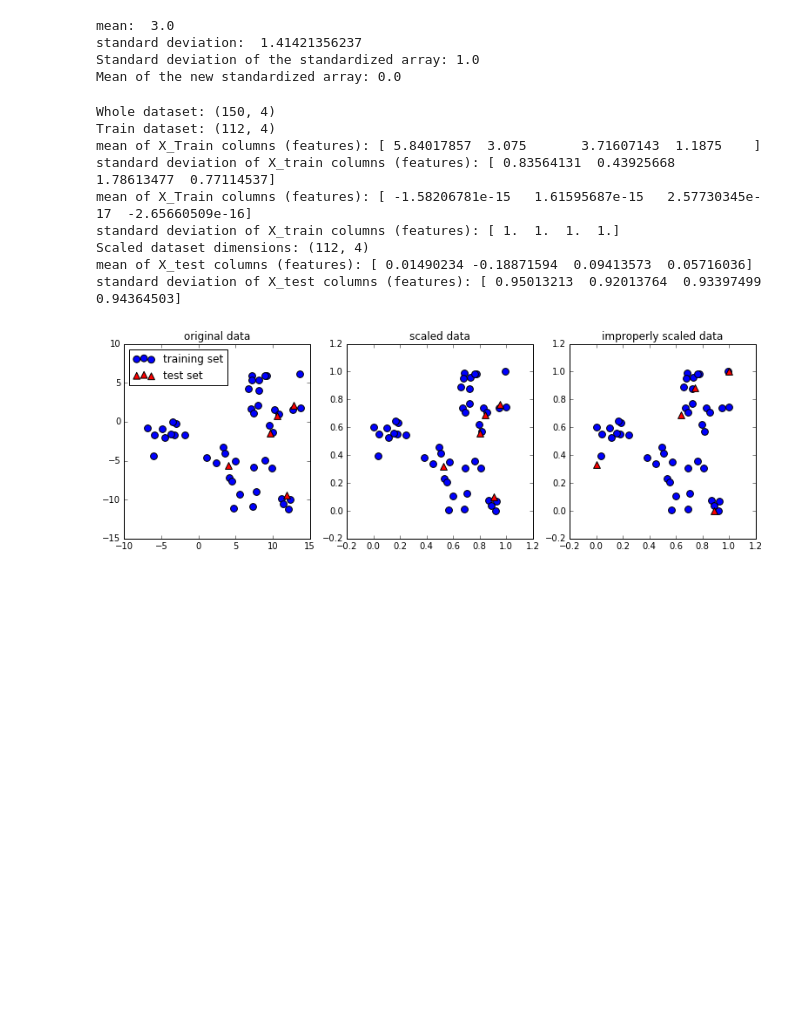
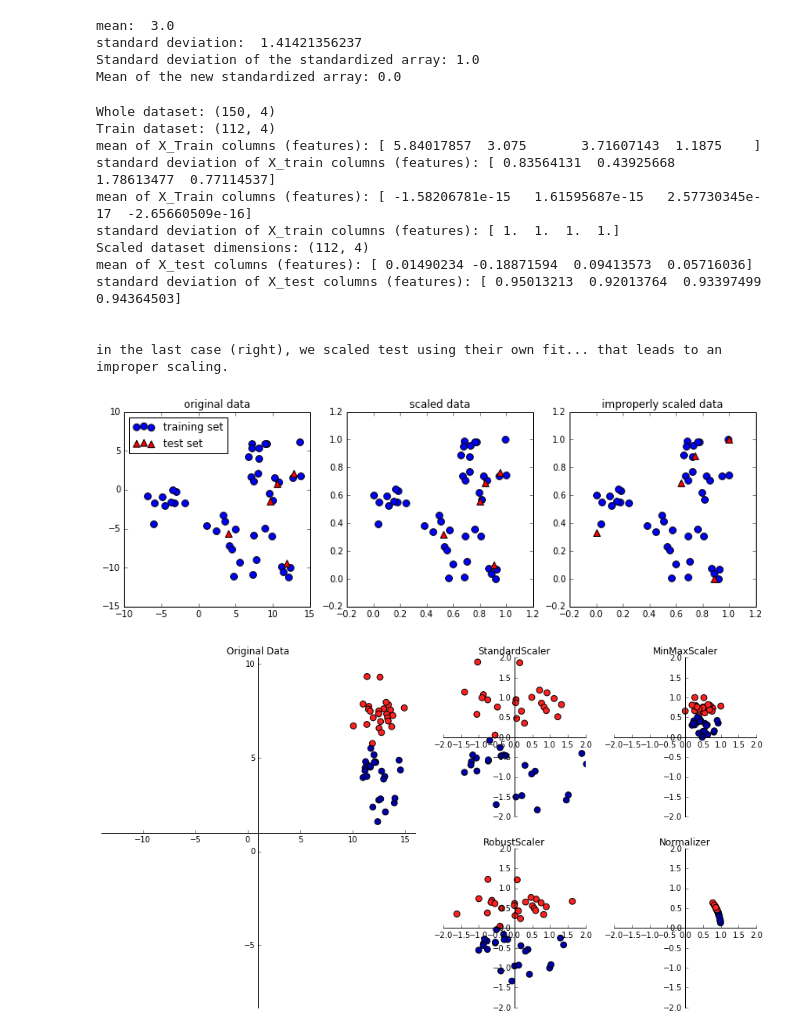
Before and after one commit to MrGreenRubato/notebooks, a Jupyter notebook: SciPy 2016 - Tutorial Part 5 - Unsupervised learning.ipynb, the cells around one changed output. Drawn from its saved outputs; the diff is of its cells as text; code cells hidden in the pictures; blank space fills up the shorter version.

Commit message:
WIP : For the course, added some files (figures lib)

```diff
--- a/SciPy 2016 - Tutorial Part 5 - Unsupervised learning.ipynb
+++ b/SciPy 2016 - Tutorial Part 5 - Unsupervised learning.ipynb
@@ -35,30 +35,38 @@ X_train_standardized = scaler.transform(X_train)
 # The dataset is now standardized
 print('mean of X_Train columns (features):', X_train_standardized.mean(axis=0))
 print('standard deviation of X_train columns (features):', X_train_standardized.std(axis=0))
 
 # The standardized dataset has also exactly the same dimensions
 print('Scaled dataset dimensions:', X_train_standardized.shape)
 
 # The same transformation is also applied on the test set... with the parameters of the training one, so... this
 # test set is not standardized really
 X_test_standardized = scaler.transform(X_test)
 
 # The dataset is now standardized
 print('mean of X_test columns (features):', X_test_standardized.mean(axis=0))
 print('standard deviation of X_test columns (features):', X_test_standardized.std(axis=0))
 
 # scaling can be displayed
 %matplotlib inline
 from figures import plot_relative_scaling
 plot_relative_scaling()
+print('\n\nin the last case (right), we scaled test using their own fit... that leads to an improper scaling.')
+
+from plot_scaling import plot_scaling
+plot_scaling()
 # %% [output]
 Whole dataset: (150, 4)
 Train dataset: (112, 4)
 mean of X_Train columns (features): [ 5.84017857  3.075       3.71607143  1.1875    ]
 standard deviation of X_train columns (features): [ 0.83564131  0.43925668  1.78613477  0.77114537]
 mean of X_Train columns (features): [ -1.58206781e-15   1.61595687e-15   2.57730345e-17  -2.65660509e-16]
 standard deviation of X_train columns (features): [ 1.  1.  1.  1.]
 Scaled dataset dimensions: (112, 4)
 mean of X_test columns (features): [ 0.01490234 -0.18871594  0.09413573  0.05716036]
 standard deviation of X_test columns (features): [ 0.95013213  0.92013764  0.93397499  0.94364503]
+
+
+in the last case (right), we scaled test using their own fit... that leads to an improper scaling.
 [figure]
+[figure, added]
```
Also changed, not shown: parts of 1 cell of this notebook, 32 other files.
